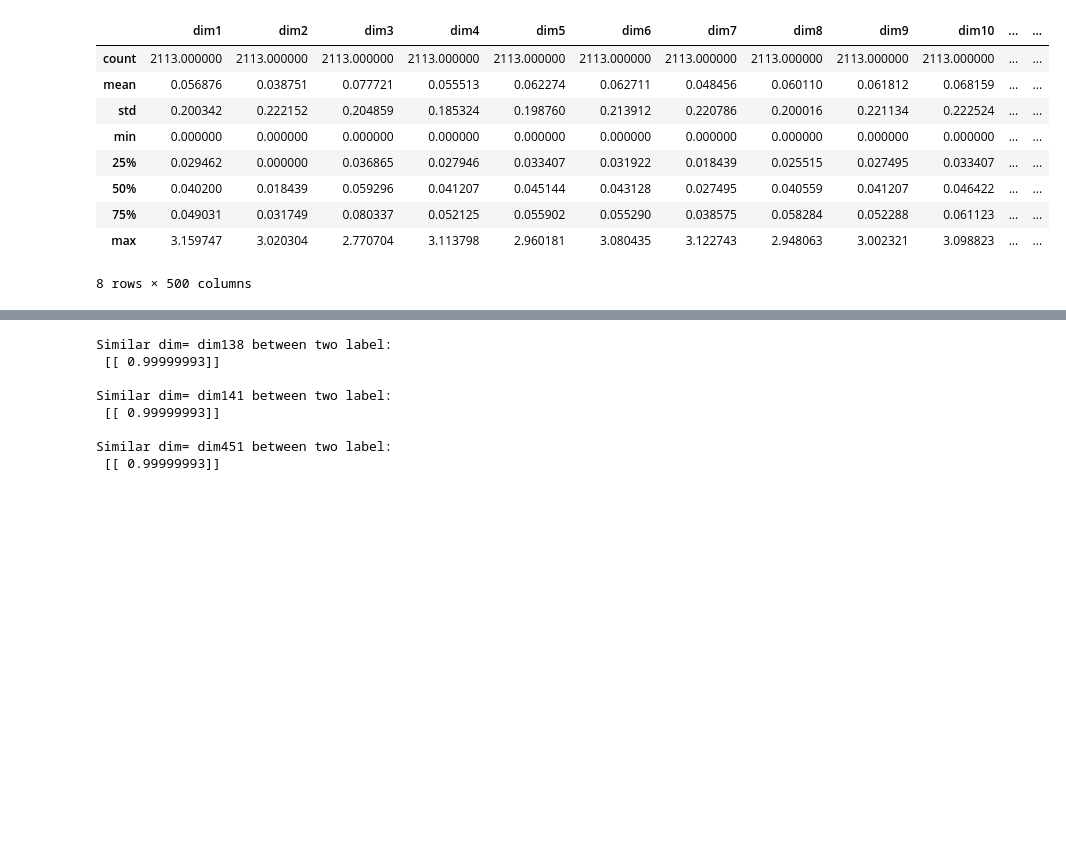
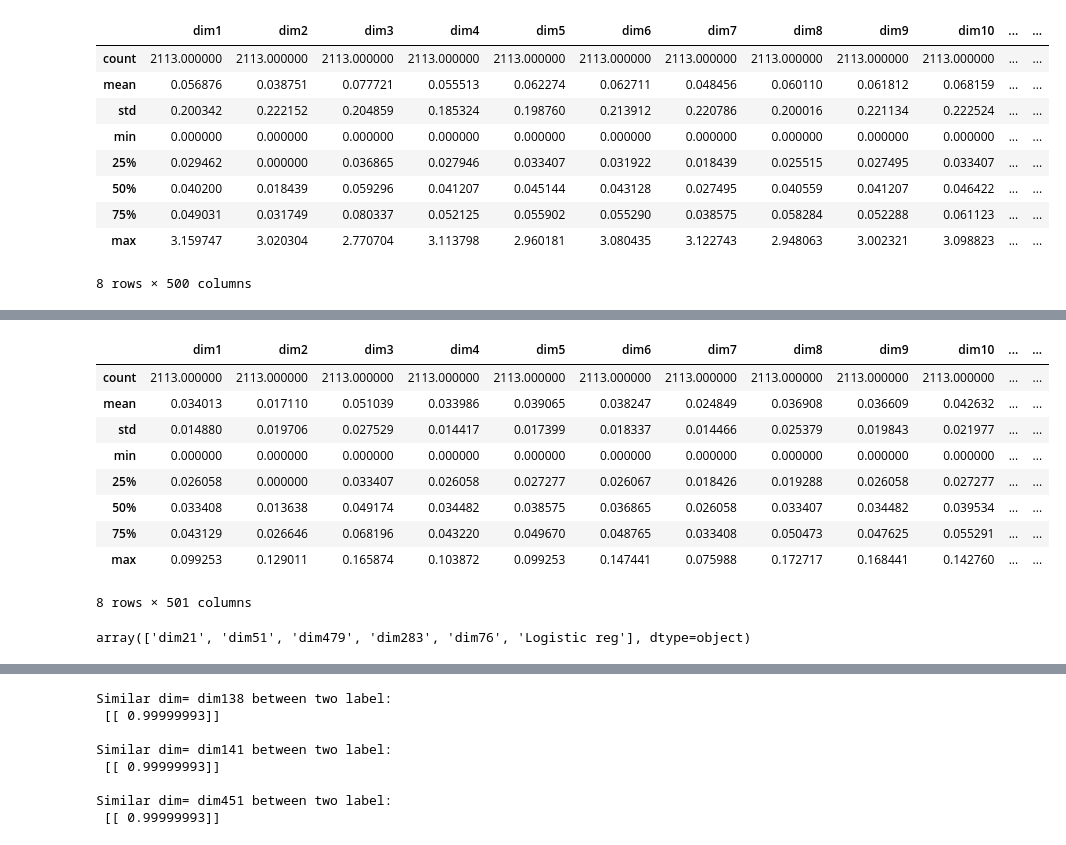
Before and after one commit to ShootingSpace/Machine-learning-practical-with-scikit-learn, a Jupyter notebook: 07_Assignment_3.ipynb, the cells around one changed output, grey strips where cells are left out. Cells and saved outputs as stored; diff of their text form; code cells hidden in the pictures; blank space fills up the shorter version.

```diff
--- a/07_Assignment_3.ipynb
+++ b/07_Assignment_3.ipynb
@@ -1179,0 +1235,25 @@ max       0.099253     0.129011     0.165874     0.103872     0.102067
+# %%
+# Model combination
+Bucket_names = ['Logistic reg',
+         #"Neural Net", "AdaBoost"
+        ]
+
+classifiers = [
+    LogisticRegression(solver='lbfgs'),
+    #KNeighborsClassifier(10),
+    #SVC(kernel="rbf",probability = True),
+    #DecisionTreeClassifier(),
+    #RandomForestClassifier(n_estimators=500, random_state=31),
+    #MLPClassifier(batch_size=100,  solver='lbfgs', learning_rate='adaptive', hidden_layer_sizes = (100,), random_state = 31),
+    ]
+prediction = defaultdict(list)
+# iterate over classifiers
+for Bucket_name, clf in zip(Bucket_names, classifiers):
+    clf.fit(X_tr_B, y_tr_B)
+    prediction[Bucket_name].append(clf.predict(X_tr_B))
+    prediction[Bucket_name].append(clf.predict(X_val_B))
+    prediction[Bucket_name].append(clf.predict(X_te_B))
+
+    print('{} classifier:\n cross-entropy on training {}, on validation {}\n'.
+      format(name,log_loss(y_tr_B, clf.predict_proba(X_tr_B)),log_loss(y_val_B, clf.predict_proba(X_val_B))))
+    print('        accuracy on training {}, on validation {}\n'.format(clf.score(X_tr_B, y_tr_B),clf.score(X_val_B, y_val_B)))
@@ -1180 +1350,25 @@ max       0.099253     0.129011     0.165874     0.103872     0.102067
+# %%
+for k,v in prediction.items():
+    xtbn[k]=pd.Series(v[0], index =xtbn.index)
+    xvbn[k]=pd.Series(v[1], index =xvbn.index)
+from sklearn import preprocessing
+xtbn = pd.DataFrame(preprocessing.normalize(xtbn), index=xtbn.index, columns=xtbn.columns)
+xvbn = pd.DataFrame(preprocessing.normalize(xvbn), index=xvbn.index, columns=xvbn.columns)
+xtbn.describe()
+# %% [output]
+|  | dim1 | dim2 | dim3 | dim4 | dim5 | dim6 | dim7 | dim8 | dim9 | dim10 | ... | ... |
+| count | 2113.000000 | 2113.000000 | 2113.000000 | 2113.000000 | 2113.000000 | 2113.000000 | 2113.000000 | 2113.000000 | 2113.000000 | 2113.000000 | ... | ... |
+| mean | 0.034013 | 0.017110 | 0.051039 | 0.033986 | 0.039065 | 0.038247 | 0.024849 | 0.036908 | 0.036609 | 0.042632 | ... | ... |
+| std | 0.014880 | 0.019706 | 0.027529 | 0.014417 | 0.017399 | 0.018337 | 0.014466 | 0.025379 | 0.019843 | 0.021977 | ... | ... |
+| min | 0.000000 | 0.000000 | 0.000000 | 0.000000 | 0.000000 | 0.000000 | 0.000000 | 0.000000 | 0.000000 | 0.000000 | ... | ... |
+| 25% | 0.026058 | 0.000000 | 0.033407 | 0.026058 | 0.027277 | 0.026067 | 0.018426 | 0.019288 | 0.026058 | 0.027277 | ... | ... |
+| 50% | 0.033408 | 0.013638 | 0.049174 | 0.034482 | 0.038575 | 0.036865 | 0.026058 | 0.033407 | 0.034482 | 0.039534 | ... | ... |
+| 75% | 0.043129 | 0.026646 | 0.068196 | 0.043220 | 0.049670 | 0.048765 | 0.033408 | 0.050473 | 0.047625 | 0.055291 | ... | ... |
+| max | 0.099253 | 0.129011 | 0.165874 | 0.103872 | 0.099253 | 0.147441 | 0.075988 | 0.172717 | 0.168441 | 0.142760 | ... | ... |
+8 rows × 501 columns
+# %%
+#    xtbn[k]=pd.Series(v, index =xtbn.index)
+np.append(important_names,Bucket_names)
+# %% [output]
+array(['dim21', 'dim51', 'dim479', 'dim283', 'dim76', 'Logistic reg'], dtype=object)
 # %%
```
Also changed, not shown: parts of 13 cells of this notebook.
